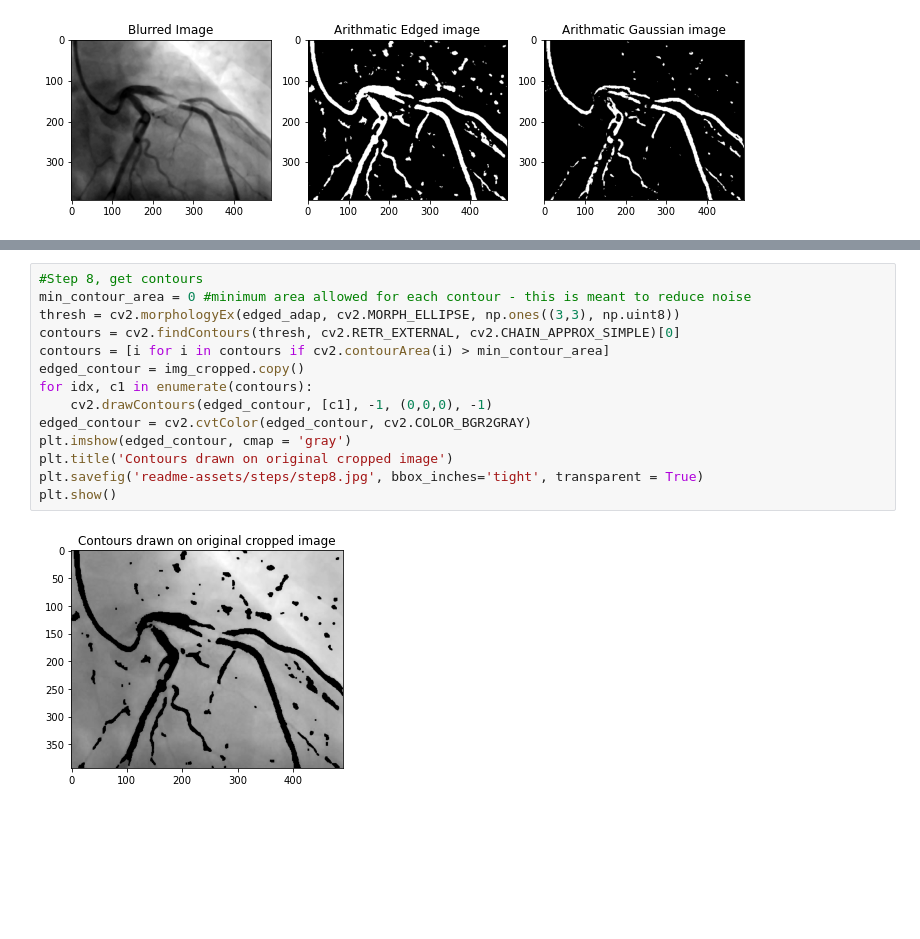
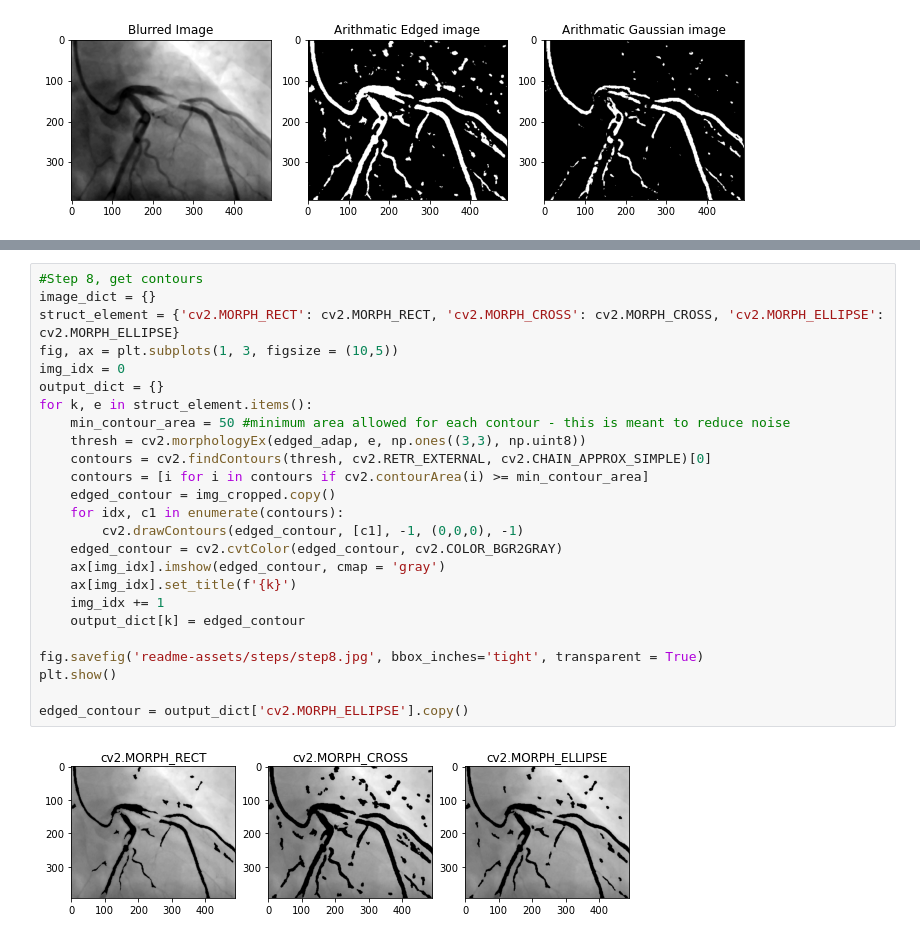
Before and after one commit to HeeebsInc/AngiogramBlockageDetection, a Jupyter notebook: technical-notebook.ipynb, the cells around one changed output, grey strips where cells are left out. Saved outputs shown, nothing was run; the diff lists cells and outputs as text; blank space fills up the shorter version.

```diff
--- a/technical-notebook.ipynb
+++ b/technical-notebook.ipynb
@@ -291,16 +327,27 @@ edged_adap = edged_arithmatic.copy()
 # %%
 #Step 8, get contours
-min_contour_area = 0 #minimum area allowed for each contour - this is meant to reduce noise
-thresh = cv2.morphologyEx(edged_adap, cv2.MORPH_ELLIPSE, np.ones((3,3), np.uint8))
-contours = cv2.findContours(thresh, cv2.RETR_EXTERNAL, cv2.CHAIN_APPROX_SIMPLE)[0]
-contours = [i for i in contours if cv2.contourArea(i) > min_contour_area]
-edged_contour = img_cropped.copy()
-for idx, c1 in enumerate(contours):
-    cv2.drawContours(edged_contour, [c1], -1, (0,0,0), -1)
-edged_contour = cv2.cvtColor(edged_contour, cv2.COLOR_BGR2GRAY)
-plt.imshow(edged_contour, cmap = 'gray')
-plt.title('Contours drawn on original cropped image')
-plt.savefig('readme-assets/steps/step8.jpg', bbox_inches='tight', transparent = True)
+image_dict = {}
+struct_element = {'cv2.MORPH_RECT': cv2.MORPH_RECT, 'cv2.MORPH_CROSS': cv2.MORPH_CROSS, 'cv2.MORPH_ELLIPSE': cv2.MORPH_ELLIPSE}
+fig, ax = plt.subplots(1, 3, figsize = (10,5))
+img_idx = 0
+output_dict = {}
+for k, e in struct_element.items():
+    min_contour_area = 50 #minimum area allowed for each contour - this is meant to reduce noise
+    thresh = cv2.morphologyEx(edged_adap, e, np.ones((3,3), np.uint8))
+    contours = cv2.findContours(thresh, cv2.RETR_EXTERNAL, cv2.CHAIN_APPROX_SIMPLE)[0]
+    contours = [i for i in contours if cv2.contourArea(i) >= min_contour_area]
+    edged_contour = img_cropped.copy()
+    for idx, c1 in enumerate(contours):
+        cv2.drawContours(edged_contour, [c1], -1, (0,0,0), -1)
+    edged_contour = cv2.cvtColor(edged_contour, cv2.COLOR_BGR2GRAY)
+    ax[img_idx].imshow(edged_contour, cmap = 'gray')
+    ax[img_idx].set_title(f'{k}')
+    img_idx += 1
+    output_dict[k] = edged_contour
+
+fig.savefig('readme-assets/steps/step8.jpg', bbox_inches='tight', transparent = True)
 plt.show()
+
+edged_contour = output_dict['cv2.MORPH_ELLIPSE'].copy()
 # %% [output]
-[figure, old version]
+[figure, new version]
```
Also changed, not shown: parts of 14 cells of this notebook, 7 other files.
